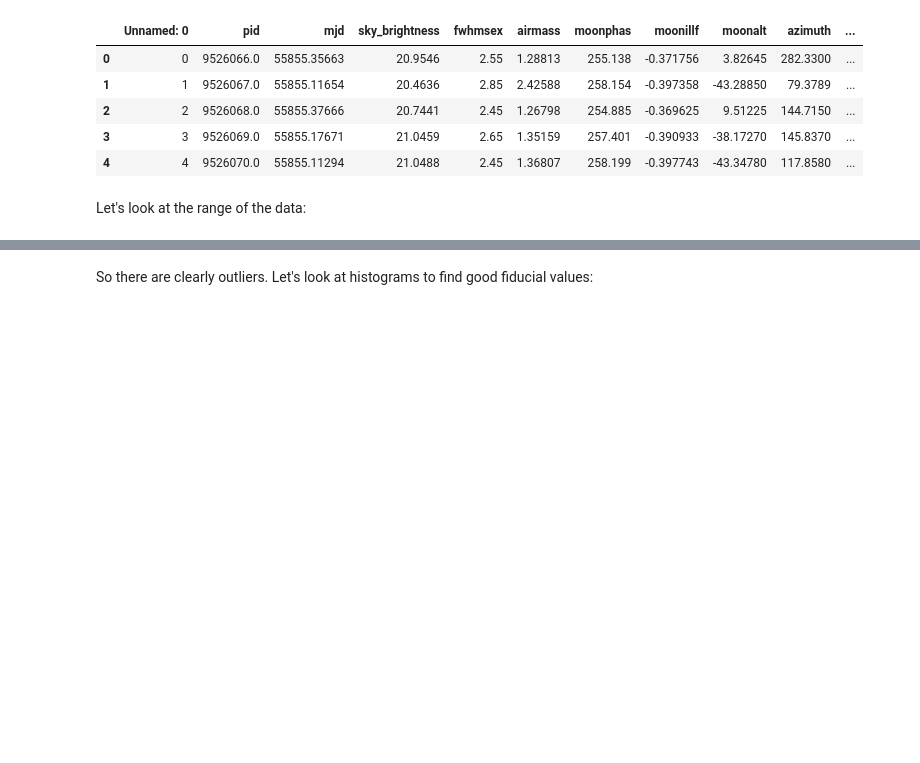
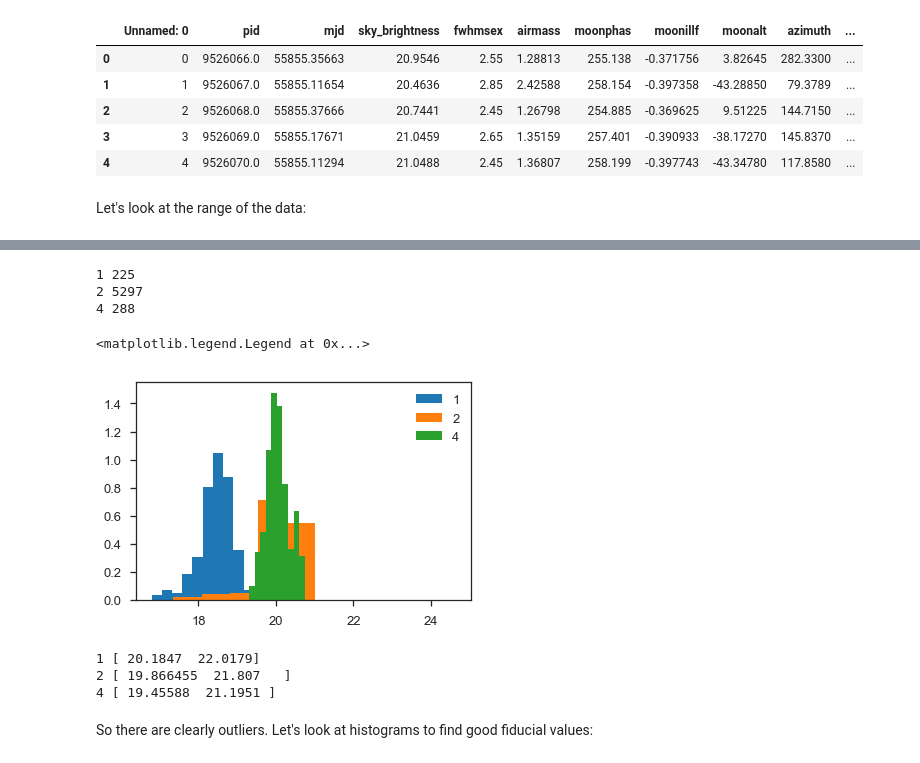
Before and after one commit to ZwickyTransientFacility/ztf_sim, a Jupyter notebook: notebooks/plot_sky_brightness_model.ipynb, the cells around one changed output, grey strips where cells are left out. Drawn from its saved outputs; the diff is of its cells as text; code cells hidden in the pictures; blank space fills up the shorter version.

```diff
--- a/notebooks/plot_sky_brightness_model.ipynb
+++ b/notebooks/plot_sky_brightness_model.ipynb
@@ -52,3 +52,23 @@ sunalt: -80.0779224535--10.4975803864
+# %%
+for filterkey in [1,2,4]:
+    wbright = (df.filterkey==filterkey) & (df.moonillf > 0.95) & (df.moonalt > 70)
+    print(filterkey, np.sum(wbright))
+    plt.hist(df.loc[wbright,'limiting_mag'],normed=True,label=f'{filterkey}')
+plt.legend()
+# %% [output]
+1 225
+2 5297
+4 288
+<matplotlib.legend.Legend at 0x...>
+[figure, added]
+# %%
+for filterkey in [1,2,4]:
+    w = (df.filterkey==filterkey)
+    print(filterkey, np.percentile(df.loc[w,'limiting_mag'],[5,95]))
+# %% [output]
+1 [ 20.1847  22.0179]
+2 [ 19.866455  21.807   ]
+4 [ 19.45588  21.1951 ]
 # %% [markdown]
 So there are clearly outliers.  Let's look at histograms to find good fiducial values:
 # %%
```
Also changed, not shown: parts of 11 cells of this notebook, 1 other file.
